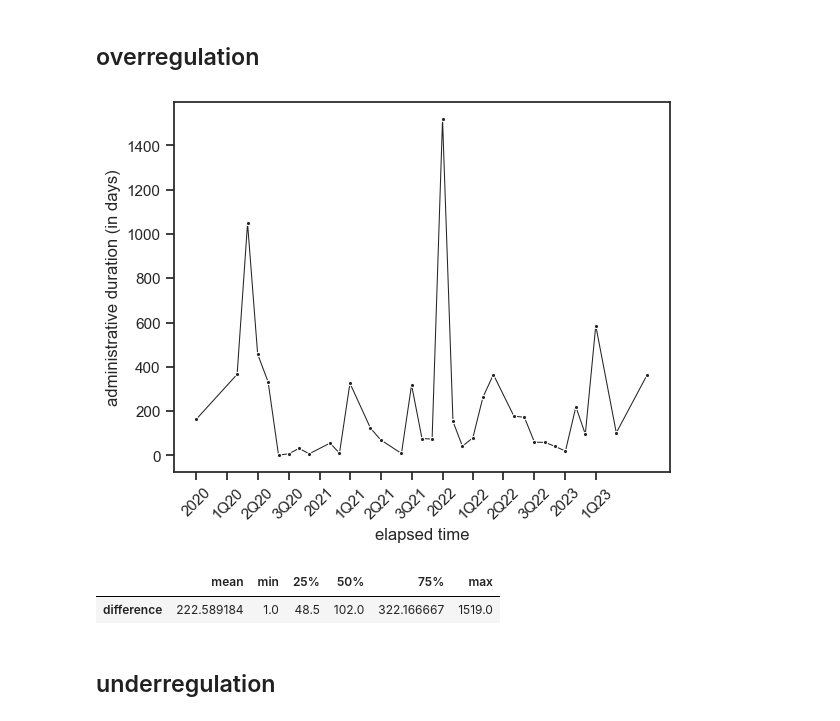
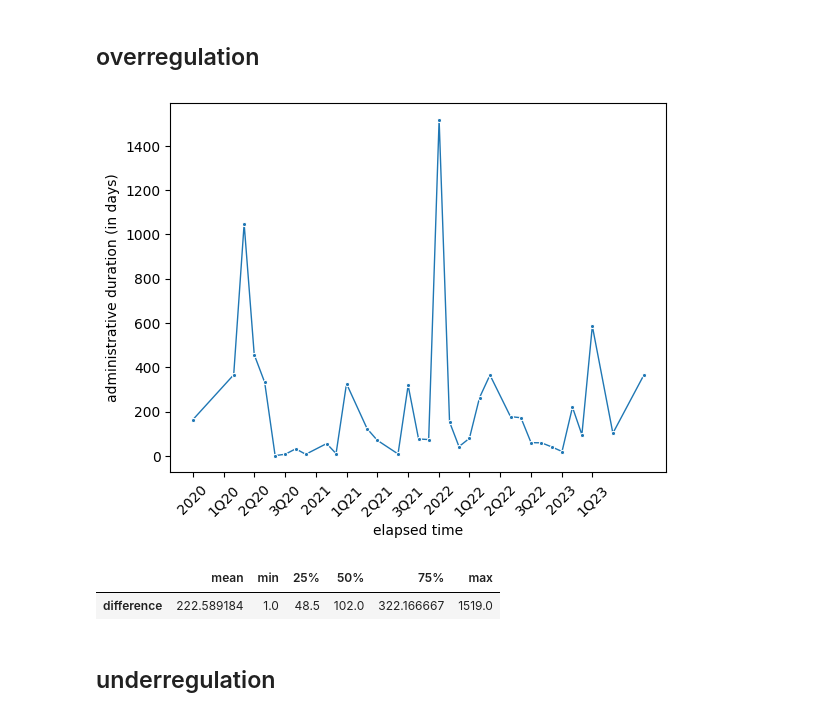
Before and after one commit to Arish-Shah/sam23-group14, a Jupyter notebook: us.ipynb, the cells around one changed output. Saved outputs shown, nothing was run; the diff lists cells and outputs as text; code cells hidden in the pictures.

```diff
--- a/us.ipynb
+++ b/us.ipynb
@@ -7,8 +7,6 @@ import seaborn as sns
 import numpy as np
 import matplotlib.pyplot as plt
 from scipy.stats import ks_2samp
-
-sns.set(font="Arial", style="ticks", palette="gray")
 # %%
 projects_df = pd.read_csv("./raw_data/Projects.csv")
 # %% [markdown]
@@ -68,27 +66,27 @@ KstestResult(statistic=0.010940919037199124, pvalue=0.9999974845429582, statisti
 # %%
 df = pd.DataFrame()
 
 df["actual"] = pd.to_datetime(projects_df["actualStartDate"])
 df["planned"] = pd.to_datetime(projects_df["plannedStartDate"])
 df = df.dropna()
 
 df["difference"] = (df["actual"] - df["planned"]).dt.days
 df["date"] = pd.to_datetime(df["actual"].dt.to_period("M").astype(str) + "-01")
 df = df[(df["actual"].dt.year >= 2020) & (df["difference"] > 0)]
 
 df = df.groupby("date")["difference"].mean().reset_index()
 
 plt.clf()
-ax = sns.lineplot(x="date", y="difference", data=df, linewidth=0.75, marker=".")
+ax = sns.lineplot(x="date", y="difference", data=df, linewidth=1, marker=".")
 ax.set_xticks(["2020-01-01", "2020-04-01", "2020-07-01", "2020-10-01", "2021-01-01", "2021-04-01", "2021-07-01", "2021-10-01", "2022-01-01", "2022-04-01", "2022-07-01", "2022-10-01", "2023-01-01", "2023-04-01"])
 ax.set_xticklabels(["2020", "1Q20", "2Q20", "3Q20", "2021", "1Q21", "2Q21", "3Q21", "2022", "1Q22", "2Q22", "3Q22", "2023", "1Q23"], rotation=45)
 ax.set_xlabel("elapsed time")
 ax.set_ylabel("administrative duration (in days)")
 plt.show()
 
 stats_df = df.describe()[["difference"]].drop(["count", "std"]); stats_df.T
 # %% [output]
-[figure, old version]
+[figure, new version]
 |  | mean | min | 25% | 50% | 75% | max |
 | difference | 222.589184 | 1.0 | 48.5 | 102.0 | 322.166667 | 1519.0 |
 # %% [markdown]
```
Also changed, not shown: parts of 2 cells of this notebook.
